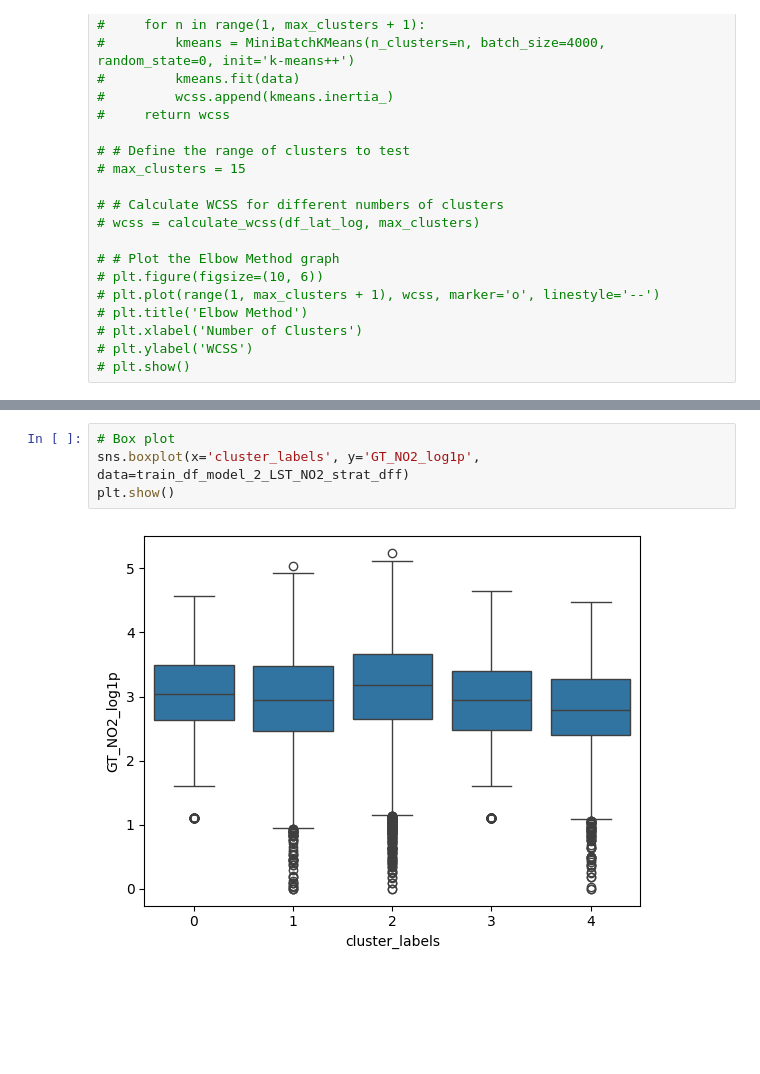
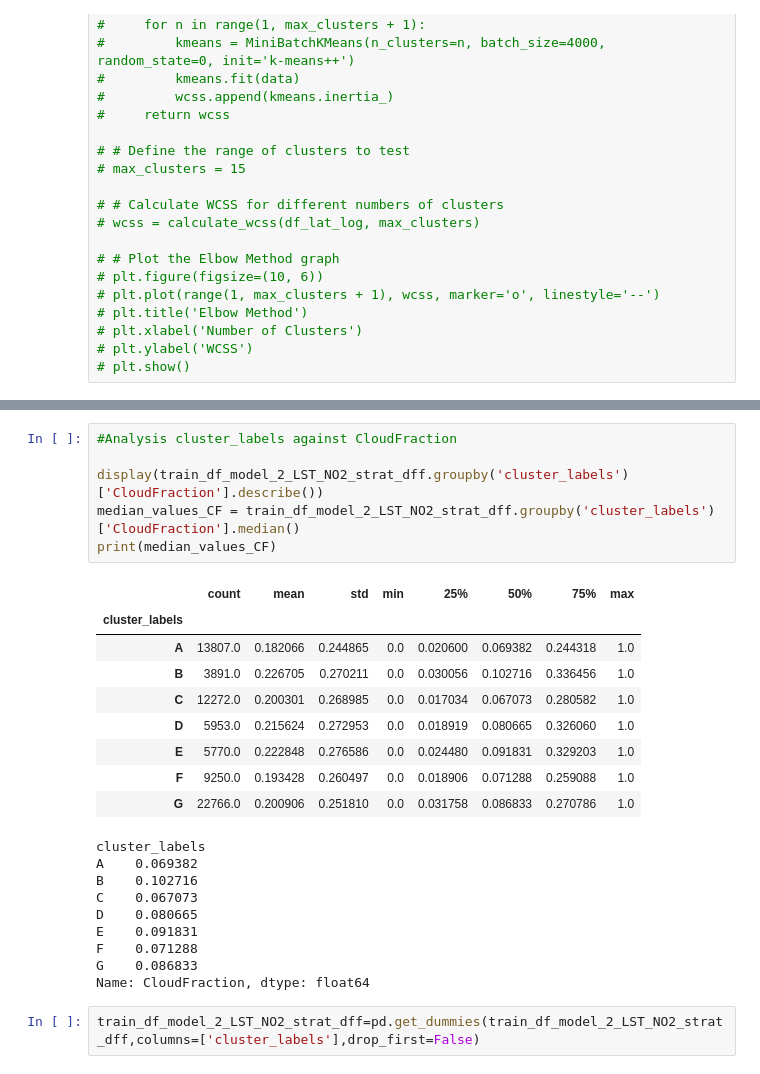
Before and after one commit to Anurag163/GeoAI_Ground_level_NO2_Zindi-, a Jupyter notebook: Pred_Model.ipynb, the cells around one changed output, grey strips where cells are left out. Saved outputs shown, nothing was run; the diff lists cells and outputs as text; blank space fills up the shorter version.

```diff
--- a/Pred_Model.ipynb
+++ b/Pred_Model.ipynb
@@ -940,6 +949,27 @@ display(train_df_model_2_LST_NO2_strat_dff.groupby('cluster_labels')['GT_NO2_log
-# %%
-# Box plot
-sns.boxplot(x='cluster_labels', y='GT_NO2_log1p', data=train_df_model_2_LST_NO2_strat_dff)
-plt.show()
-# %% [output]
-[figure, removed]
+# %%
+#Analysis cluster_labels against CloudFraction
+
+display(train_df_model_2_LST_NO2_strat_dff.groupby('cluster_labels')['CloudFraction'].describe())
+median_values_CF = train_df_model_2_LST_NO2_strat_dff.groupby('cluster_labels')['CloudFraction'].median()
+print(median_values_CF)
+# %% [output]
+|  | count | mean | std | min | 25% | 50% | 75% | max |
+| cluster_labels |  |  |  |  |  |  |  |  |
+| A | 13807.0 | 0.182066 | 0.244865 | 0.0 | 0.020600 | 0.069382 | 0.244318 | 1.0 |
+| B | 3891.0 | 0.226705 | 0.270211 | 0.0 | 0.030056 | 0.102716 | 0.336456 | 1.0 |
+| C | 12272.0 | 0.200301 | 0.268985 | 0.0 | 0.017034 | 0.067073 | 0.280582 | 1.0 |
+| D | 5953.0 | 0.215624 | 0.272953 | 0.0 | 0.018919 | 0.080665 | 0.326060 | 1.0 |
+| E | 5770.0 | 0.222848 | 0.276586 | 0.0 | 0.024480 | 0.091831 | 0.329203 | 1.0 |
+| F | 9250.0 | 0.193428 | 0.260497 | 0.0 | 0.018906 | 0.071288 | 0.259088 | 1.0 |
+| G | 22766.0 | 0.200906 | 0.251810 | 0.0 | 0.031758 | 0.086833 | 0.270786 | 1.0 |
+cluster_labels
+A    0.069382
+B    0.102716
+C    0.067073
+D    0.080665
+E    0.091831
+F    0.071288
+G    0.086833
+Name: CloudFraction, dtype: float64
+# %%
+train_df_model_2_LST_NO2_strat_dff=pd.get_dummies(train_df_model_2_LST_NO2_strat_dff,columns=['cluster_labels'],drop_first=False)
```
Also changed, not shown: parts of 23 cells of this notebook, 12 other files.
